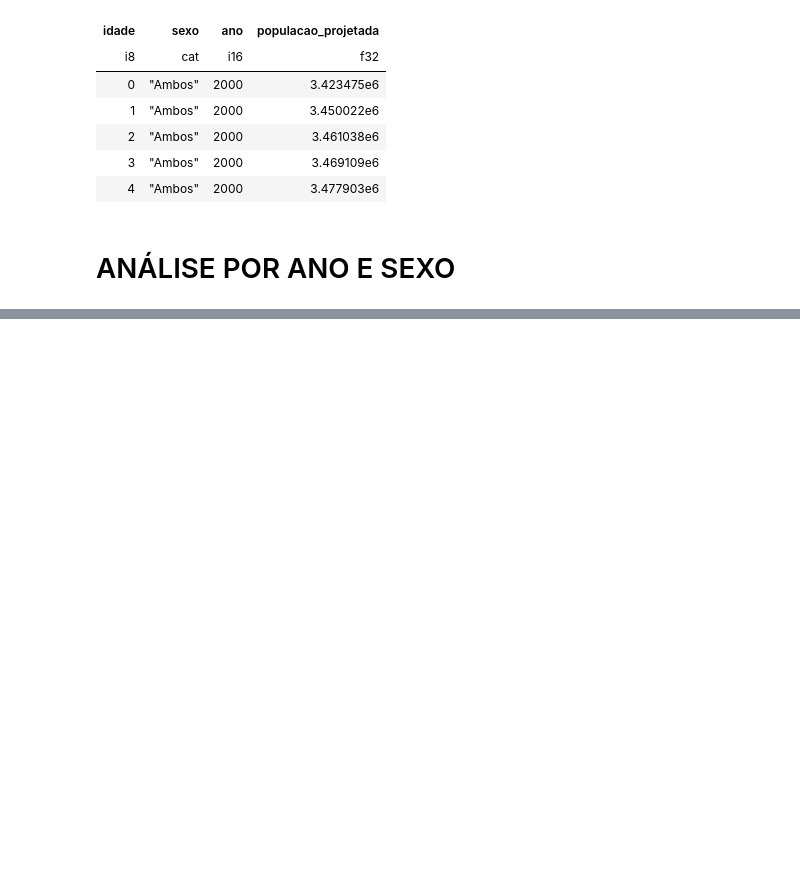
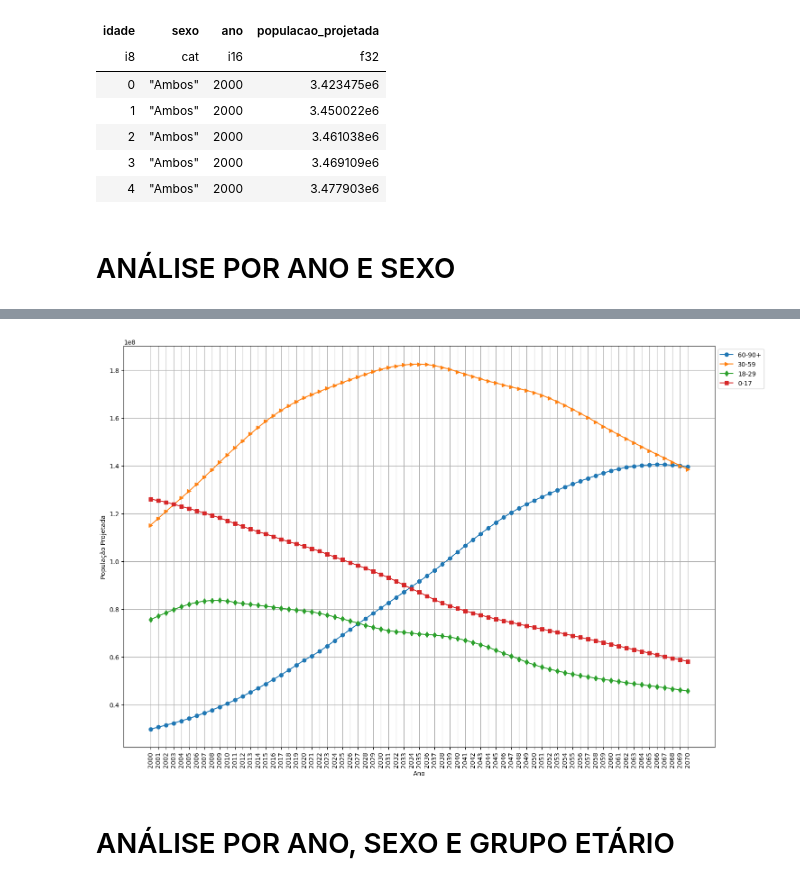
Before and after one commit to LazaroDamasceno/Rascunho-Artigo, a Jupyter notebook: analise_dados/projecao_populaco_ibge/projecao_populacao.ipynb, the cells around one changed output, grey strips where cells are left out. Saved outputs shown, nothing was run; the diff lists cells and outputs as text; code cells hidden in the pictures; blank space fills up the shorter version.

```diff
--- a/analise_dados/projecao_populaco_ibge/projecao_populacao.ipynb
+++ b/analise_dados/projecao_populaco_ibge/projecao_populacao.ipynb
@@ -142,0 +190,6 @@ plt.show()
+# %%
+df_adulto = df_unpivoted.filter(
+    pl.col('idade').is_in(range(30, 59))
+).with_columns(
+    pl.lit('30-59').alias('grupo_etario')
+).drop('idade')
@@ -142,0 +214,6 @@ plt.show()
+# %%
+df_idoso = df_unpivoted.filter(
+    pl.col('idade').is_in(range(60, 90))
+).with_columns(
+    pl.lit('60-90+').alias('grupo_etario')
+).drop('idade')
@@ -142,0 +231,9 @@ plt.show()
+# %%
+df_ano_ge = pl.concat(
+    [df_menor, df_jovem_adulto, df_adulto, df_idoso],
+    how='vertical'
+).group_by(['ano', 'grupo_etario']).agg(
+    pl.col('populacao_projetada').sum()
+).with_columns(
+    pl.col('grupo_etario').cast(pl.Categorical)
+).sort(['ano', 'grupo_etario'], descending=False)
@@ -142,0 +251,27 @@ plt.show()
+# %%
+fig, ax = plt.subplots(figsize=(15, 10))
+
+marcadores = ['o', '>', 'd', 's']
+
+for (ge, grupo), marcador in zip(df_ano_ge.group_by('grupo_etario'), marcadores):
+    plt.plot(
+        grupo.select('ano'),
+        grupo.select('populacao_projetada'),
+        label=ge,
+        marker=marcador
+    )
+
+ax.tick_params('x', rotation=90)
+ax.set_xticks(anos)
+ax.grid()
+ax.legend(loc='upper left', bbox_to_anchor=(1, 1))
+ax.set_ylabel('População Projetada')
+ax.set_xlabel('Ano')
+
+plt.tight_layout()
+fig.savefig('projecao_populacao_ano_grupo_etario.png', dpi=300, bbox_inches='tight')
+plt.show()
+# %% [output]
+[figure, added]
+# %% [markdown]
+# ANÁLISE POR ANO, SEXO E GRUPO ETÁRIO
```
Also changed, not shown: parts of 16 cells of this notebook, 14 other files.
